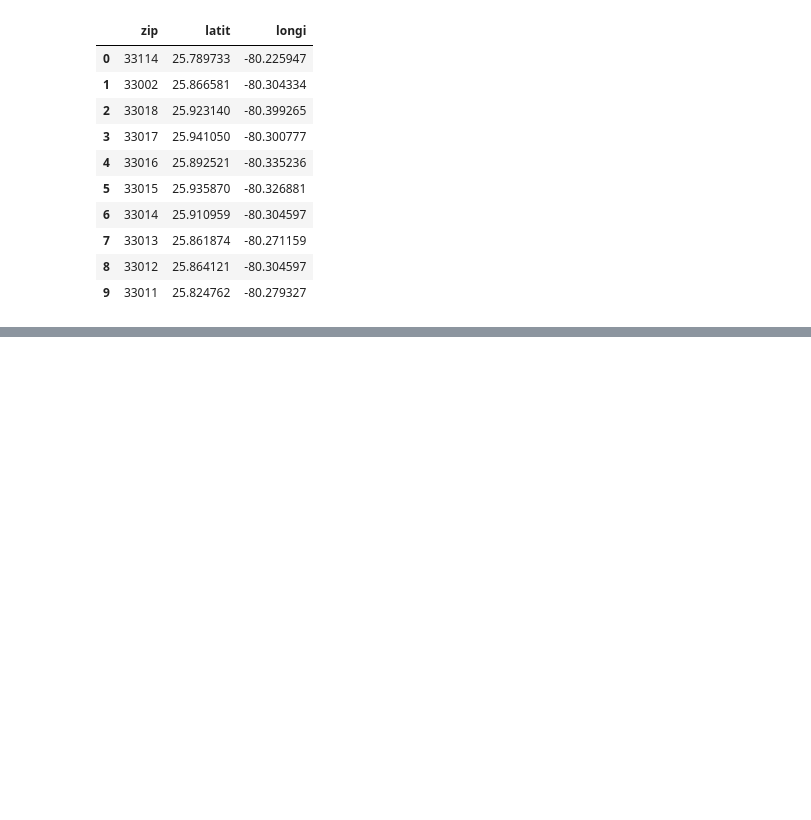
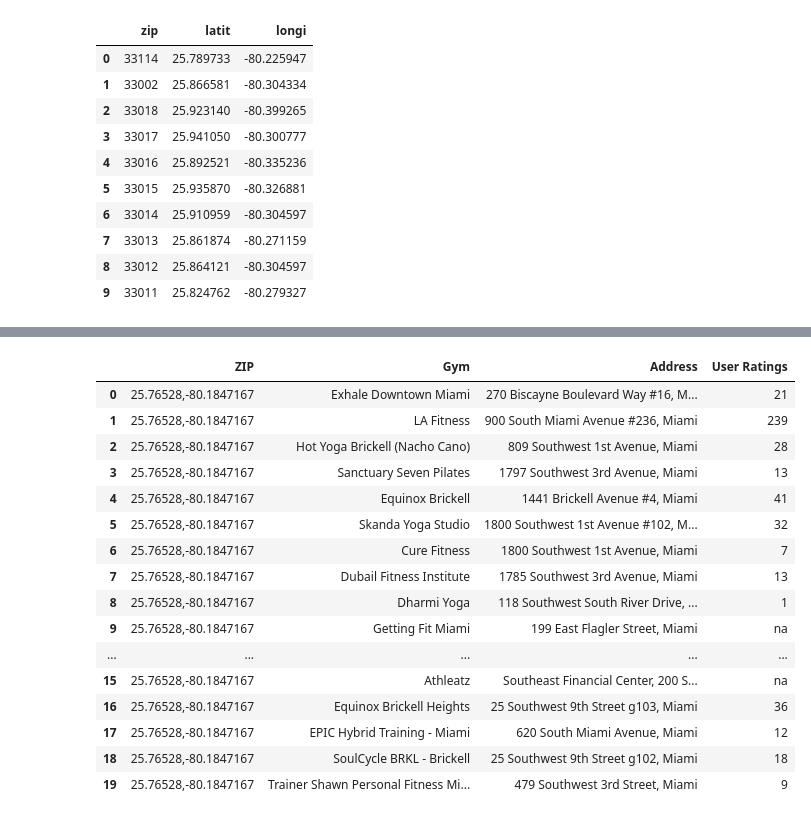
Before and after one commit to EJohnson7/Project-1, a Jupyter notebook: Google_Places_Drill.ipynb, the cells around one changed output, grey strips where cells are left out. Drawn from its saved outputs; the diff is of its cells as text; code cells hidden in the pictures; blank space fills up the shorter version.

```diff
--- a/Google_Places_Drill.ipynb
+++ b/Google_Places_Drill.ipynb
@@ -163,9 +98,10 @@ zipcode_data.head(20)
 # %%
 # 3. Find the name and address of a gym in the zips. Needs to be gym as it is the type name provided by google
 #    Hint: See https://developers.google.com/places/web-service/supported_types
+
 target_type = "gym"
-zip_coords = "25.89,-80.225"
-radius = 5000
+zip_coords = "25.76528,-80.1847167"
+radius = 2000
 
 # rewrite params dict
 
@@ -187,10 +123,6 @@ response = requests.get(base_url2, params2)
 gym_zip = response.json()
 
 # Print the JSON (pretty printed)
-print(json.dumps(fitness_zip, indent=4, sort_keys=True))
-
-# Print the name and address of the first bike shop to appear
-#print(gym_zip["results"][0]["name"])
-#print(gym_zip["results"][0]["vicinity"])
+pprint(json.dumps(gym_zip, indent=4, sort_keys=True))
 # %% [output]
 Fitness Center near ZIP
@@ -254,0 +145,40 @@ Equinox Brickell
+# %%
+namegymzip = []
+addressgymzip = []
+userratingszip = []
+
+for place in gym_zip["results"]:
+    try:
+        namegymzip.append(place["name"])
+        addressgymzip.append(place["vicinity"])
+        userratingszip.append(place["user_ratings_total"])
+    except:
+        userratingszip.append("na")
+# %%
+# create a dictionary and then a data frame
+gymlist_dict = {
+    "ZIP": zip_coords,
+    "Gym": namegymzip,
+    "Address": addressgymzip,
+    "User Ratings": userratingszip
+}
+gymlist_data = pd.DataFrame(gymlist_dict)
+gymlist_data
+# %% [output]
+|  | ZIP | Gym | Address | User Ratings |
+| 0 | 25.76528,-80.1847167 | Exhale Downtown Miami | 270 Biscayne Boulevard Way #16, M... | 21 |
+| 1 | 25.76528,-80.1847167 | LA Fitness | 900 South Miami Avenue #236, Miami | 239 |
+| 2 | 25.76528,-80.1847167 | Hot Yoga Brickell (Nacho Cano) | 809 Southwest 1st Avenue, Miami | 28 |
+| 3 | 25.76528,-80.1847167 | Sanctuary Seven Pilates | 1797 Southwest 3rd Avenue, Miami | 13 |
+| 4 | 25.76528,-80.1847167 | Equinox Brickell | 1441 Brickell Avenue #4, Miami | 41 |
+| 5 | 25.76528,-80.1847167 | Skanda Yoga Studio | 1800 Southwest 1st Avenue #102, M... | 32 |
+| 6 | 25.76528,-80.1847167 | Cure Fitness | 1800 Southwest 1st Avenue, Miami | 7 |
+| 7 | 25.76528,-80.1847167 | Dubail Fitness Institute | 1785 Southwest 3rd Avenue, Miami | 13 |
+| 8 | 25.76528,-80.1847167 | Dharmi Yoga | 118 Southwest South River Drive, ... | 1 |
+| 9 | 25.76528,-80.1847167 | Getting Fit Miami | 199 East Flagler Street, Miami | na |
+| ... | ... | ... | ... | ... |
+| 15 | 25.76528,-80.1847167 | Athleatz | Southeast Financial Center, 200 S... | na |
+| 16 | 25.76528,-80.1847167 | Equinox Brickell Heights | 25 Southwest 9th Street g103, Miami | 36 |
+| 17 | 25.76528,-80.1847167 | EPIC Hybrid Training - Miami | 620 South Miami Avenue, Miami | 12 |
+| 18 | 25.76528,-80.1847167 | SoulCycle BRKL - Brickell | 25 Southwest 9th Street g102, Miami | 18 |
+| 19 | 25.76528,-80.1847167 | Trainer Shawn Personal Fitness Mi... | 479 Southwest 3rd Street, Miami | 9 |
```
Also changed, not shown: parts of 7 cells of this notebook.
